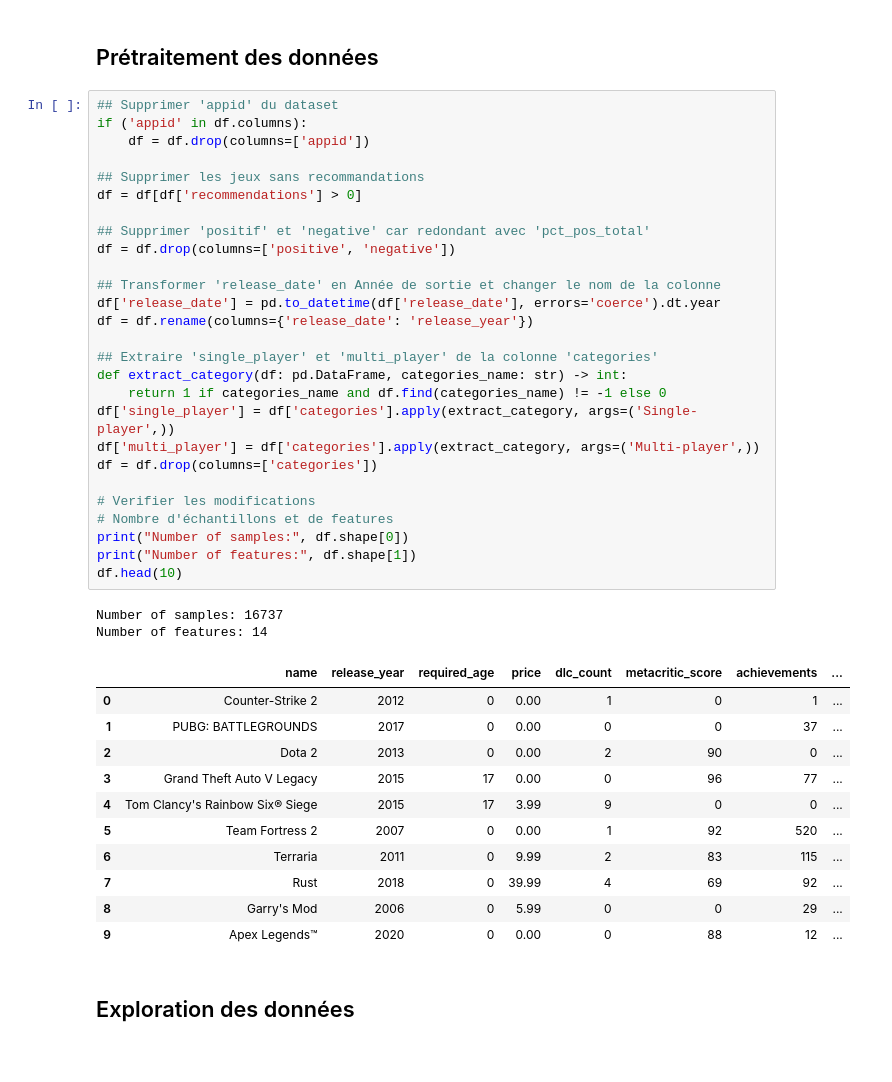
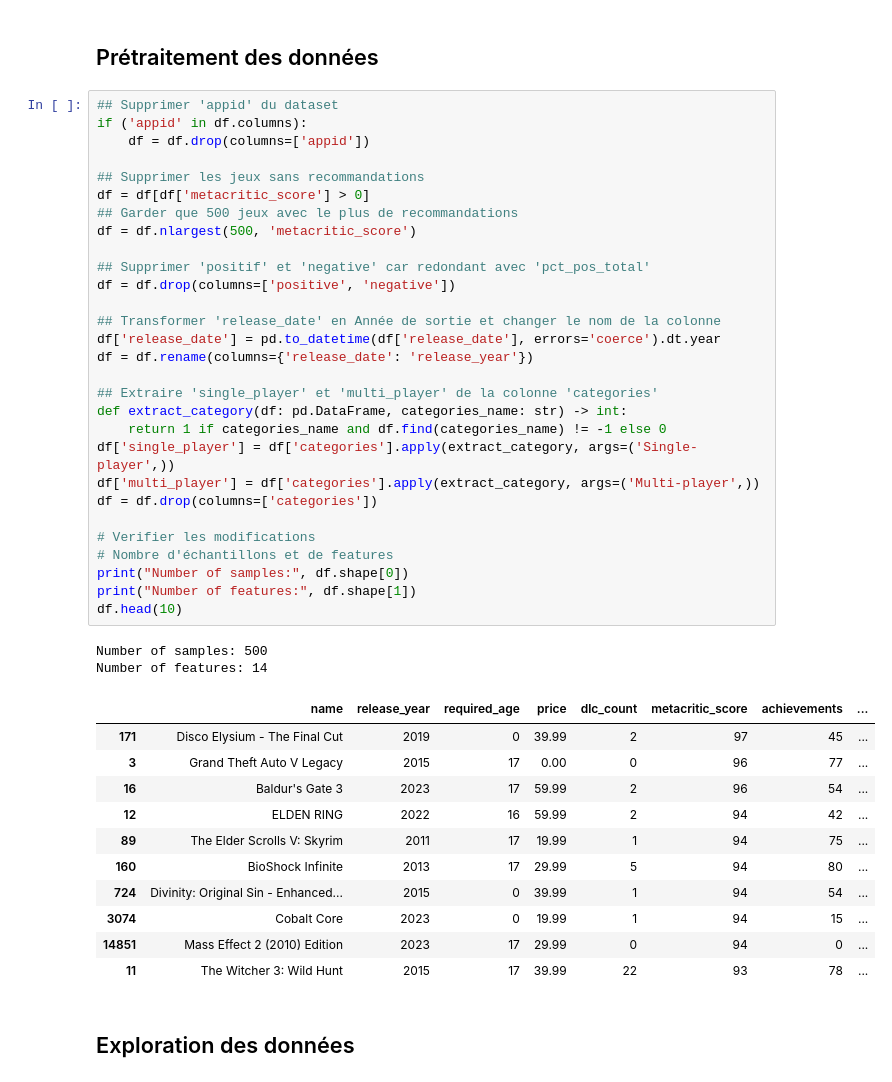
Before and after one commit to trietngh/5SIEC-clustering, a Jupyter notebook: tp2/TP_clustering.ipynb, the cells around one changed output. Drawn from its saved outputs; the diff is of its cells as text.

```diff
--- a/tp2/TP_clustering.ipynb
+++ b/tp2/TP_clustering.ipynb
@@ -28,44 +28,46 @@ df = pd.read_csv("./dataset/Steam_Games_2025.csv")
 # %%
 ## Supprimer 'appid' du dataset
 if ('appid' in df.columns):
     df = df.drop(columns=['appid'])
 
 ## Supprimer les jeux sans recommandations
-df = df[df['recommendations'] > 0]
+df = df[df['metacritic_score'] > 0]
+## Garder que 500 jeux avec le plus de recommandations
+df = df.nlargest(500, 'metacritic_score')
 
 ## Supprimer 'positif' et 'negative' car redondant avec 'pct_pos_total'
 df = df.drop(columns=['positive', 'negative'])
 
 ## Transformer 'release_date' en Année de sortie et changer le nom de la colonne
 df['release_date'] = pd.to_datetime(df['release_date'], errors='coerce').dt.year
 df = df.rename(columns={'release_date': 'release_year'})
 
 ## Extraire 'single_player' et 'multi_player' de la colonne 'categories'
 def extract_category(df: pd.DataFrame, categories_name: str) -> int:
     return 1 if categories_name and df.find(categories_name) != -1 else 0
 df['single_player'] = df['categories'].apply(extract_category, args=('Single-player',))
 df['multi_player'] = df['categories'].apply(extract_category, args=('Multi-player',))
 df = df.drop(columns=['categories'])
 
 # Verifier les modifications
 # Nombre d'échantillons et de features
 print("Number of samples:", df.shape[0])
 print("Number of features:", df.shape[1])
 df.head(10)
 # %% [output]
-Number of samples: 16737
+Number of samples: 500
 Number of features: 14
 |  | name | release_year | required_age | price | dlc_count | metacritic_score | achievements | ... |
-| 0 | Counter-Strike 2 | 2012 | 0 | 0.00 | 1 | 0 | 1 | ... |
-| 1 | PUBG: BATTLEGROUNDS | 2017 | 0 | 0.00 | 0 | 0 | 37 | ... |
-| 2 | Dota 2 | 2013 | 0 | 0.00 | 2 | 90 | 0 | ... |
+| 171 | Disco Elysium - The Final Cut | 2019 | 0 | 39.99 | 2 | 97 | 45 | ... |
 | 3 | Grand Theft Auto V Legacy | 2015 | 17 | 0.00 | 0 | 96 | 77 | ... |
-| 4 | Tom Clancy's Rainbow Six® Siege | 2015 | 17 | 3.99 | 9 | 0 | 0 | ... |
-| 5 | Team Fortress 2 | 2007 | 0 | 0.00 | 1 | 92 | 520 | ... |
-| 6 | Terraria | 2011 | 0 | 9.99 | 2 | 83 | 115 | ... |
-| 7 | Rust | 2018 | 0 | 39.99 | 4 | 69 | 92 | ... |
-| 8 | Garry's Mod | 2006 | 0 | 5.99 | 0 | 0 | 29 | ... |
-| 9 | Apex Legends™ | 2020 | 0 | 0.00 | 0 | 88 | 12 | ... |
+| 16 | Baldur's Gate 3 | 2023 | 17 | 59.99 | 2 | 96 | 54 | ... |
+| 12 | ELDEN RING | 2022 | 16 | 59.99 | 2 | 94 | 42 | ... |
+| 89 | The Elder Scrolls V: Skyrim | 2011 | 17 | 19.99 | 1 | 94 | 75 | ... |
+| 160 | BioShock Infinite | 2013 | 17 | 29.99 | 5 | 94 | 80 | ... |
+| 724 | Divinity: Original Sin - Enhanced... | 2015 | 0 | 39.99 | 1 | 94 | 54 | ... |
+| 3074 | Cobalt Core | 2023 | 0 | 19.99 | 1 | 94 | 15 | ... |
+| 14851 | Mass Effect 2 (2010) Edition | 2023 | 17 | 29.99 | 0 | 94 | 0 | ... |
+| 11 | The Witcher 3: Wild Hunt | 2015 | 17 | 39.99 | 22 | 93 | 78 | ... |
 # %% [markdown]
 ## Exploration des données
 # %%
```
Also changed, not shown: parts of 10 cells of this notebook.
